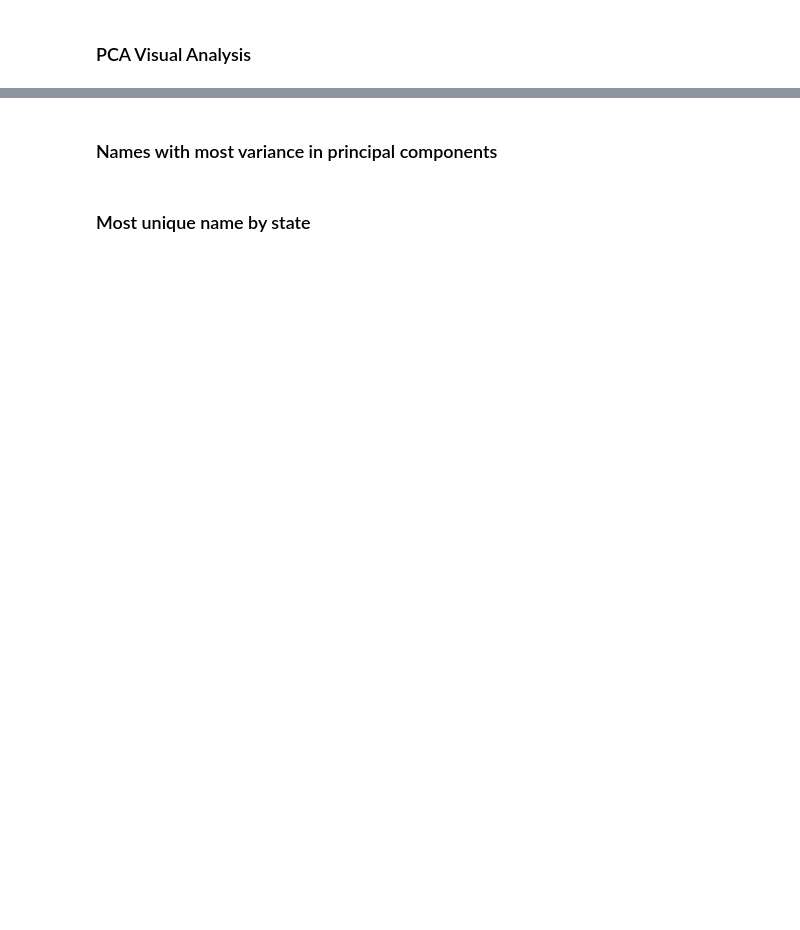
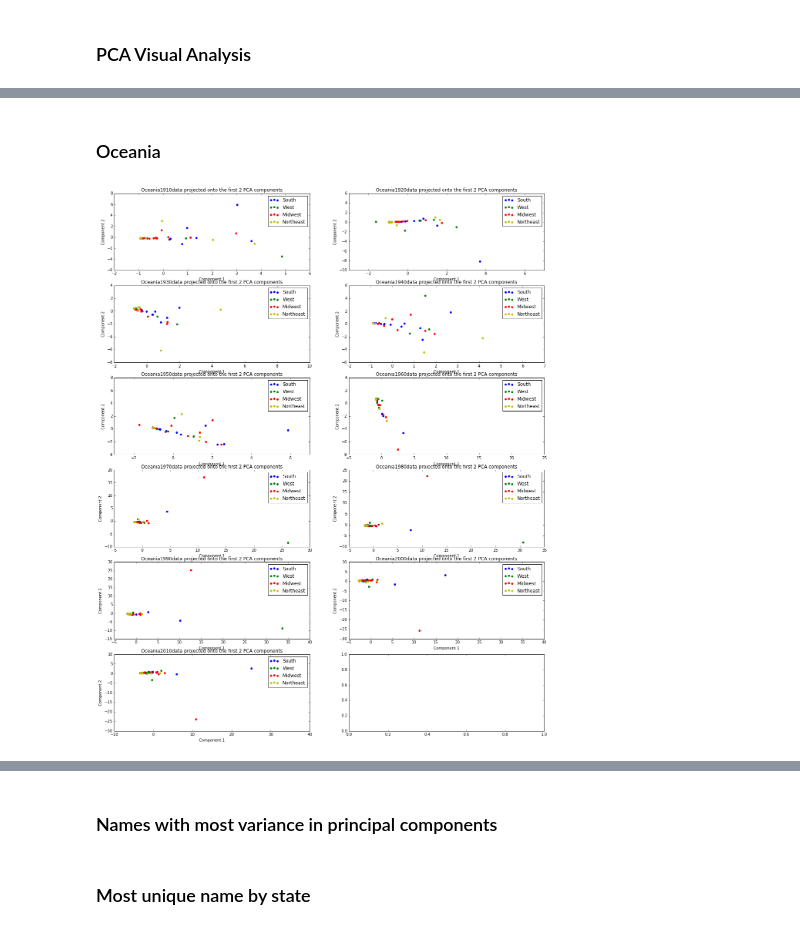
Before and after one commit to UlyssesInvictus/cs109-project, a Jupyter notebook: Final Project Code.ipynb, the cells around one changed output, grey strips where cells are left out. Cells and saved outputs as stored; diff of their text form; code cells hidden in the pictures; blank space fills up the shorter version.

```diff
--- a/Final Project Code.ipynb
+++ b/Final Project Code.ipynb
@@ -256,0 +374,21 @@ fig.savefig('pca_europe.png', bbox_inches='tight')
+# %% [markdown]
+### Oceania
+# %%
+#plotting first two principal components for Oceania per decade
+fig, ax = plt.subplots(6, 2, figsize = (20,25))
+ax[0,0] = pca_per_decaderegion('Oceania',1910, ax[0,0])
+ax[0,1] = pca_per_decaderegion('Oceania',1920, ax[0,1])
+ax[1,0] = pca_per_decaderegion('Oceania',1930, ax[1,0])
+ax[1,1] = pca_per_decaderegion('Oceania',1940, ax[1,1])
+ax[2,0] = pca_per_decaderegion('Oceania',1950, ax[2,0])
+ax[2,1] = pca_per_decaderegion('Oceania',1960, ax[2,1])
+ax[3,0] = pca_per_decaderegion('Oceania',1970, ax[3,0])
+ax[3,1] = pca_per_decaderegion('Oceania',1980, ax[3,1])
+ax[4,0] = pca_per_decaderegion('Oceania',1990, ax[4,0])
+ax[4,1] = pca_per_decaderegion('Oceania',2000, ax[4,1])
+ax[5,0] = pca_per_decaderegion('Oceania',2010, ax[5,0])
+
+#plt.tight_layout()
+plt.show()
+# %% [output]
+[figure, added]
```
Also changed, not shown: parts of 49 cells of this notebook.
